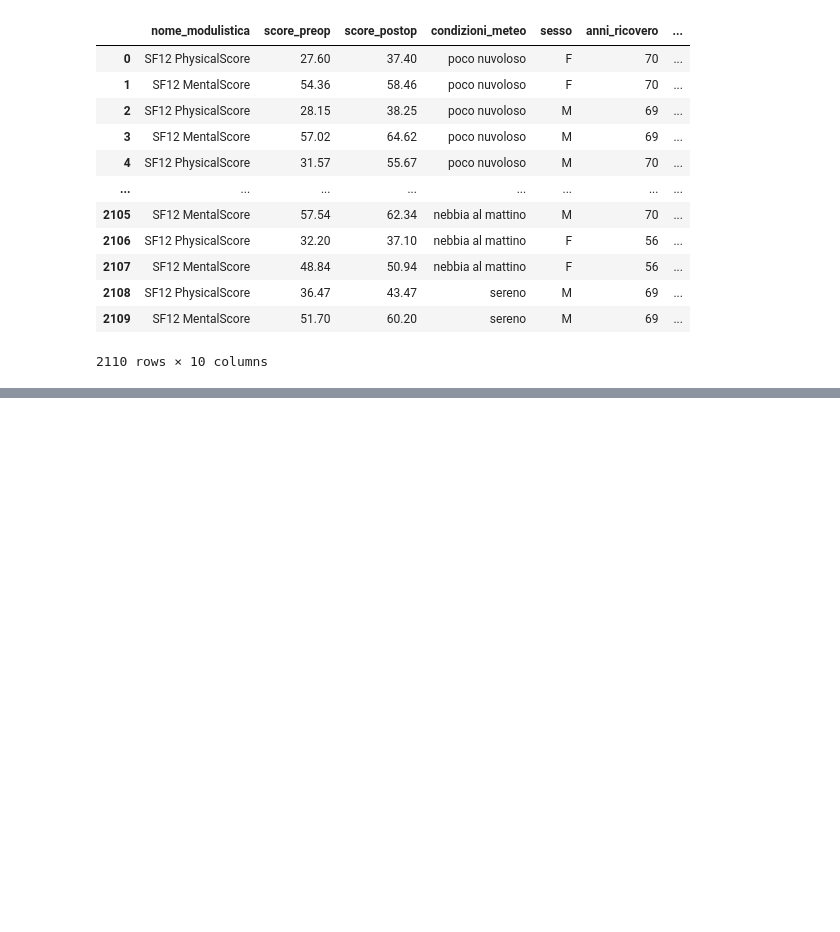
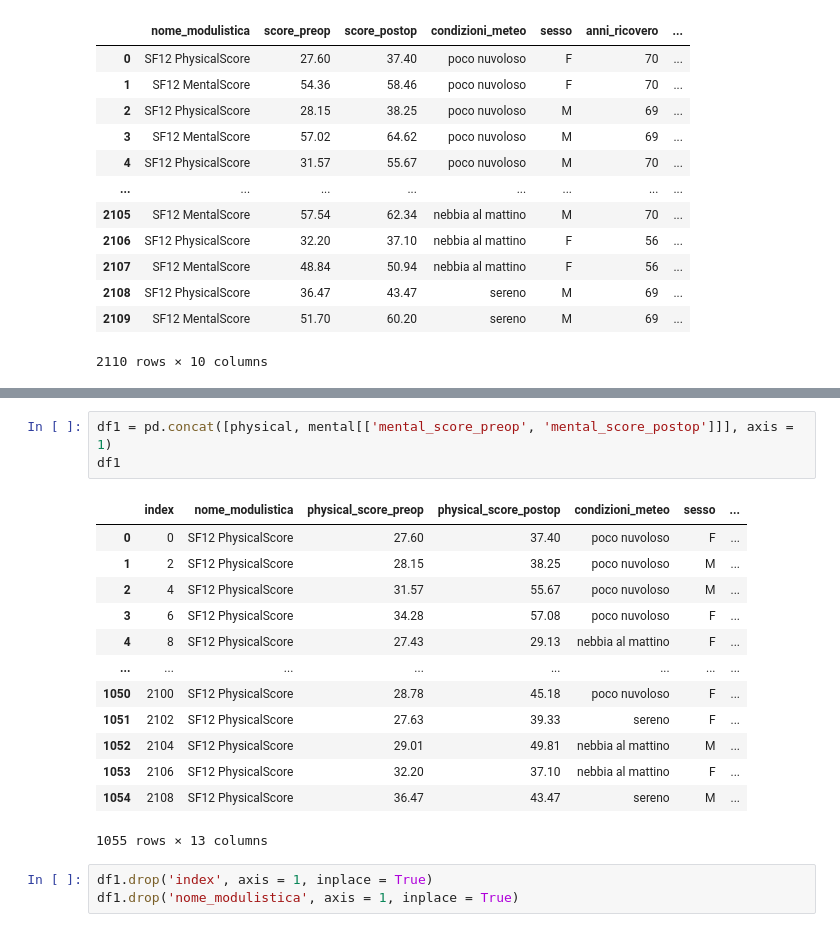
Before and after one commit to giocoal/surgery-PROMs-score-and-weather-conditions-data-visualizations, a Jupyter notebook: Compitino.ipynb, the cells around one changed output, grey strips where cells are left out. Saved outputs shown, nothing was run; the diff lists cells and outputs as text; blank space fills up the shorter version.

```diff
--- a/Compitino.ipynb
+++ b/Compitino.ipynb
@@ -21,0 +58,20 @@ df
+# %%
+df1 = pd.concat([physical, mental[['mental_score_preop', 'mental_score_postop']]], axis = 1)
+df1
+# %% [output]
+|  | index | nome_modulistica | physical_score_preop | physical_score_postop | condizioni_meteo | sesso | ... |
+| 0 | 0 | SF12 PhysicalScore | 27.60 | 37.40 | poco nuvoloso | F | ... |
+| 1 | 2 | SF12 PhysicalScore | 28.15 | 38.25 | poco nuvoloso | M | ... |
+| 2 | 4 | SF12 PhysicalScore | 31.57 | 55.67 | poco nuvoloso | M | ... |
+| 3 | 6 | SF12 PhysicalScore | 34.28 | 57.08 | poco nuvoloso | F | ... |
+| 4 | 8 | SF12 PhysicalScore | 27.43 | 29.13 | nebbia al mattino | F | ... |
+| ... | ... | ... | ... | ... | ... | ... | ... |
+| 1050 | 2100 | SF12 PhysicalScore | 28.78 | 45.18 | poco nuvoloso | F | ... |
+| 1051 | 2102 | SF12 PhysicalScore | 27.63 | 39.33 | sereno | F | ... |
+| 1052 | 2104 | SF12 PhysicalScore | 29.01 | 49.81 | nebbia al mattino | M | ... |
+| 1053 | 2106 | SF12 PhysicalScore | 32.20 | 37.10 | nebbia al mattino | F | ... |
+| 1054 | 2108 | SF12 PhysicalScore | 36.47 | 43.47 | sereno | M | ... |
+1055 rows × 13 columns
+# %%
+df1.drop('index', axis = 1, inplace = True)
+df1.drop('nome_modulistica', axis = 1, inplace = True)
```
Also changed, not shown: parts of 4 cells of this notebook.
